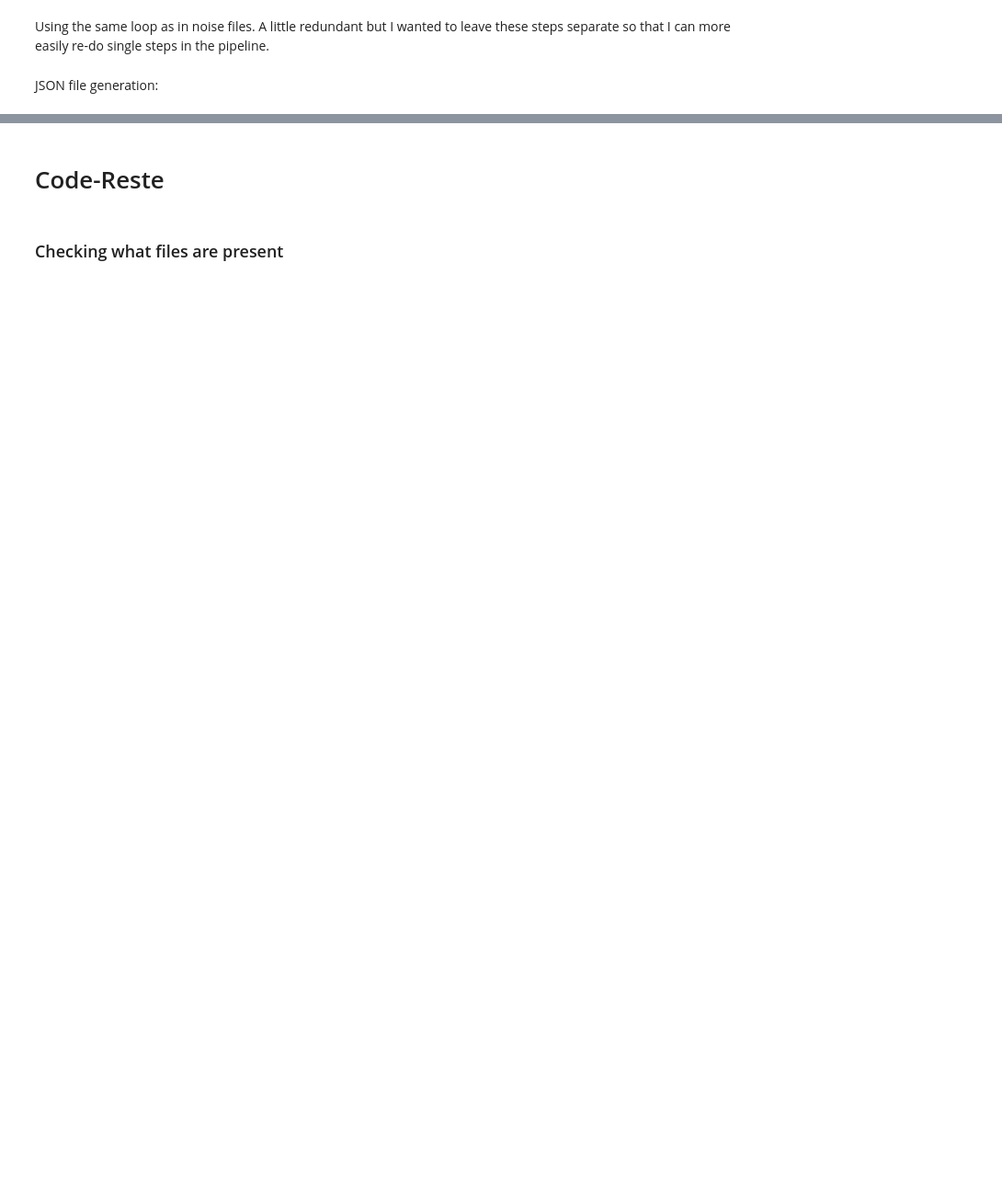
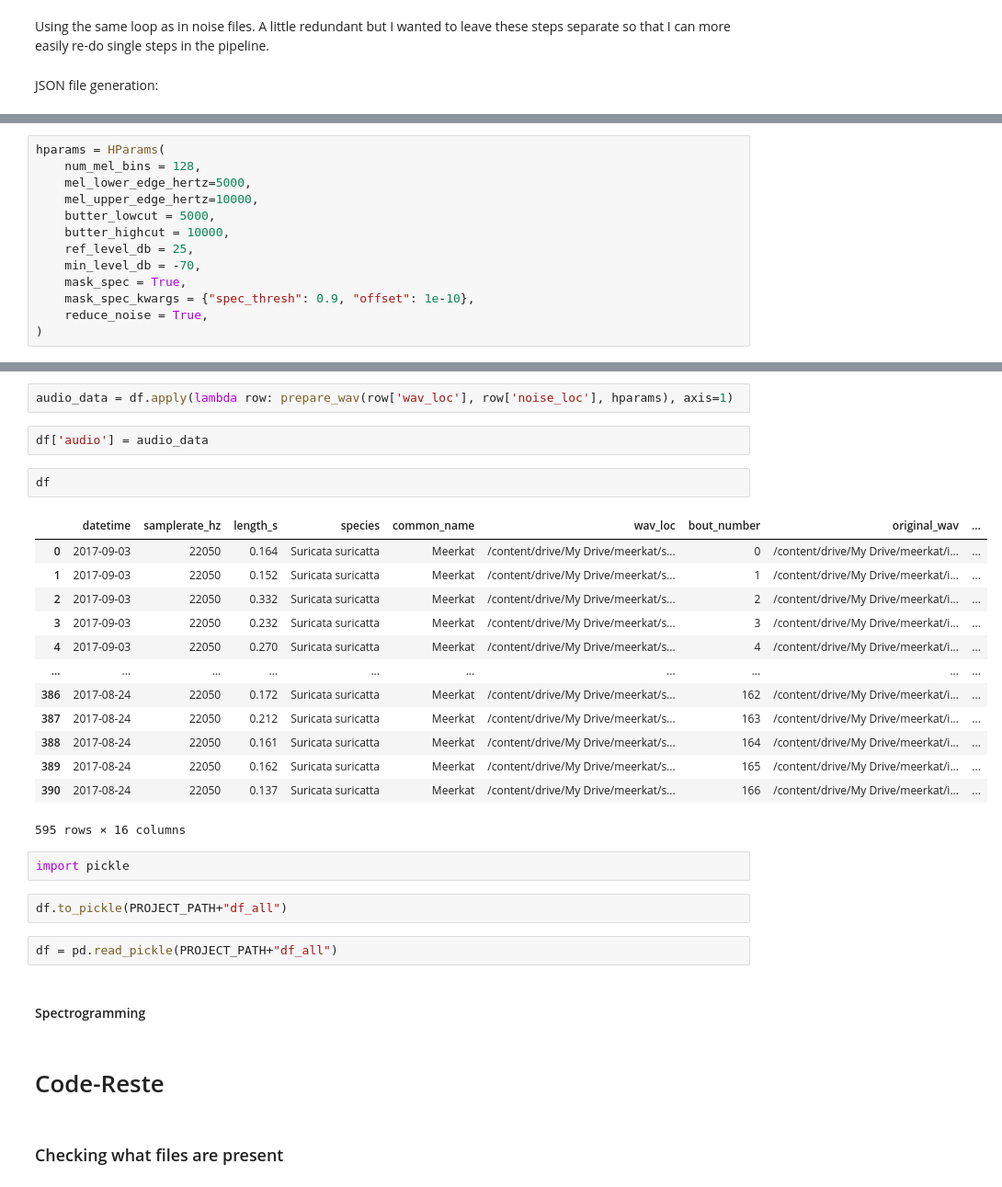
Before and after one commit to marathomas/meerkat, a Jupyter notebook: meerkat_preprocessing.ipynb, the cells around one changed output, grey strips where cells are left out. Shown at 92% size. Cells and saved outputs as stored; diff of their text form; blank space fills up the shorter version.

```diff
--- a/meerkat_preprocessing.ipynb
+++ b/meerkat_preprocessing.ipynb
@@ -688,0 +783,13 @@ Generating JSON for HM_VHMM023_MBLS_R02_20190707-20190719_file_6_(2019_07_12-11_
+# %%
+hparams = HParams(
+    num_mel_bins = 128,
+    mel_lower_edge_hertz=5000,
+    mel_upper_edge_hertz=10000,
+    butter_lowcut = 5000,
+    butter_highcut = 10000,
+    ref_level_db = 25,
+    min_level_db = -70,
+    mask_spec = True,
+    mask_spec_kwargs = {"spec_thresh": 0.9, "offset": 1e-10},
+    reduce_noise = True,
+)
@@ -689,3 +806,31 @@ Generating JSON for HM_VHMM023_MBLS_R02_20190707-20190719_file_6_(2019_07_12-11_
+# %%
+audio_data = df.apply(lambda row: prepare_wav(row['wav_loc'], row['noise_loc'], hparams), axis=1)
+# %%
+df['audio'] = audio_data
+# %%
+df
+# %% [output]
+|  | datetime | samplerate_hz | length_s | species | common_name | wav_loc | bout_number | original_wav | ... |
+| 0 | 2017-09-03 | 22050 | 0.164 | Suricata suricatta | Meerkat | /content/drive/My Drive/meerkat/s... | 0 | /content/drive/My Drive/meerkat/i... | ... |
+| 1 | 2017-09-03 | 22050 | 0.152 | Suricata suricatta | Meerkat | /content/drive/My Drive/meerkat/s... | 1 | /content/drive/My Drive/meerkat/i... | ... |
+| 2 | 2017-09-03 | 22050 | 0.332 | Suricata suricatta | Meerkat | /content/drive/My Drive/meerkat/s... | 2 | /content/drive/My Drive/meerkat/i... | ... |
+| 3 | 2017-09-03 | 22050 | 0.232 | Suricata suricatta | Meerkat | /content/drive/My Drive/meerkat/s... | 3 | /content/drive/My Drive/meerkat/i... | ... |
+| 4 | 2017-09-03 | 22050 | 0.270 | Suricata suricatta | Meerkat | /content/drive/My Drive/meerkat/s... | 4 | /content/drive/My Drive/meerkat/i... | ... |
+| ... | ... | ... | ... | ... | ... | ... | ... | ... | ... |
+| 386 | 2017-08-24 | 22050 | 0.172 | Suricata suricatta | Meerkat | /content/drive/My Drive/meerkat/s... | 162 | /content/drive/My Drive/meerkat/i... | ... |
+| 387 | 2017-08-24 | 22050 | 0.212 | Suricata suricatta | Meerkat | /content/drive/My Drive/meerkat/s... | 163 | /content/drive/My Drive/meerkat/i... | ... |
+| 388 | 2017-08-24 | 22050 | 0.161 | Suricata suricatta | Meerkat | /content/drive/My Drive/meerkat/s... | 164 | /content/drive/My Drive/meerkat/i... | ... |
+| 389 | 2017-08-24 | 22050 | 0.162 | Suricata suricatta | Meerkat | /content/drive/My Drive/meerkat/s... | 165 | /content/drive/My Drive/meerkat/i... | ... |
+| 390 | 2017-08-24 | 22050 | 0.137 | Suricata suricatta | Meerkat | /content/drive/My Drive/meerkat/s... | 166 | /content/drive/My Drive/meerkat/i... | ... |
+595 rows × 16 columns
+# %%
+import pickle
+# %%
+df.to_pickle(PROJECT_PATH+"df_all")
+# %%
+df = pd.read_pickle(PROJECT_PATH+"df_all")
+# %% [markdown]
+#### Spectrogramming
 # %% [markdown]
 # Code-Reste
 # %% [markdown]
```
Also changed, not shown: parts of 46 cells of this notebook.
